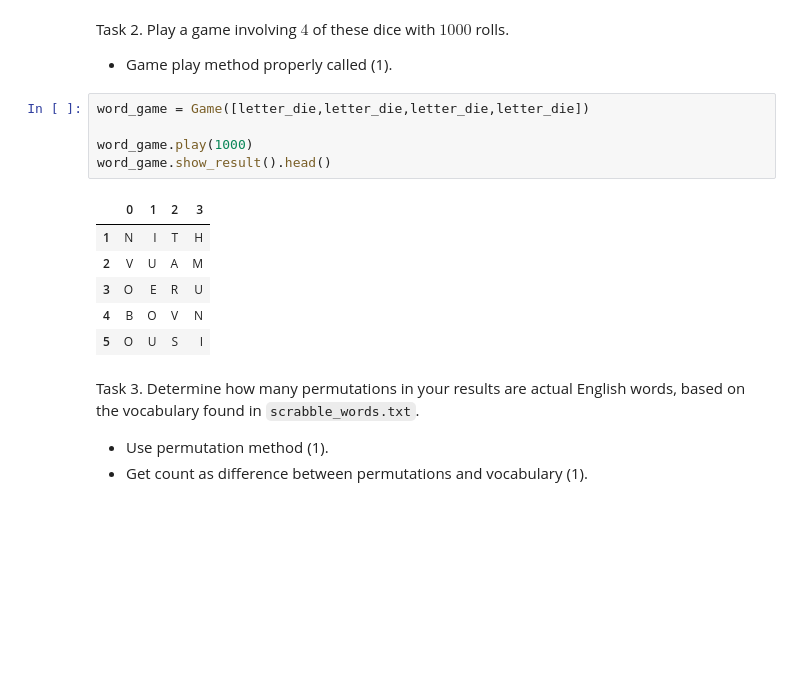
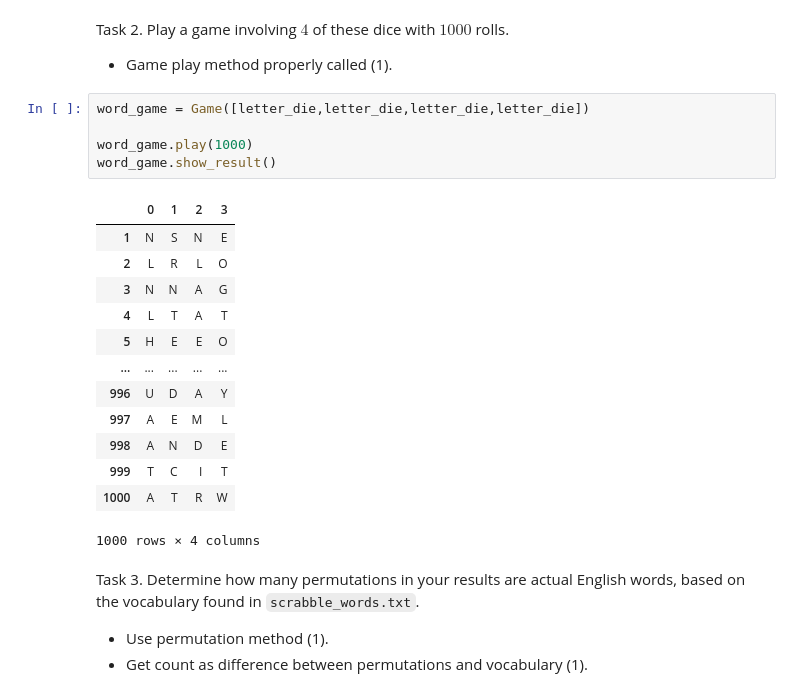
Before and after one commit to jackburke12/ds5100_final_project, a Jupyter notebook: DS5100_Final_Project_jpb2uj.ipynb, the cells around one changed output. Drawn from its saved outputs; the diff is of its cells as text; blank space fills up the shorter version.

```diff
--- a/DS5100_Final_Project_jpb2uj.ipynb
+++ b/DS5100_Final_Project_jpb2uj.ipynb
@@ -715,15 +792,22 @@ Task 2. Play a game involving $4$ of these dice with $1000$ rolls.
 # %%
 word_game = Game([letter_die,letter_die,letter_die,letter_die])
 
 word_game.play(1000)
-word_game.show_result().head()
+word_game.show_result()
 # %% [output]
 |  | 0 | 1 | 2 | 3 |
-| 1 | N | I | T | H |
-| 2 | V | U | A | M |
-| 3 | O | E | R | U |
-| 4 | B | O | V | N |
-| 5 | O | U | S | I |
+| 1 | N | S | N | E |
+| 2 | L | R | L | O |
+| 3 | N | N | A | G |
+| 4 | L | T | A | T |
+| 5 | H | E | E | O |
+| ... | ... | ... | ... | ... |
+| 996 | U | D | A | Y |
+| 997 | A | E | M | L |
+| 998 | A | N | D | E |
+| 999 | T | C | I | T |
+| 1000 | A | T | R | W |
+1000 rows × 4 columns
 # %% [markdown]
 Task 3. Determine how many permutations in your results are actual English words, based on the vocabulary found in `scrabble_words.txt`.
 
```
Also changed, not shown: parts of 13 cells of this notebook, 1 other file.
